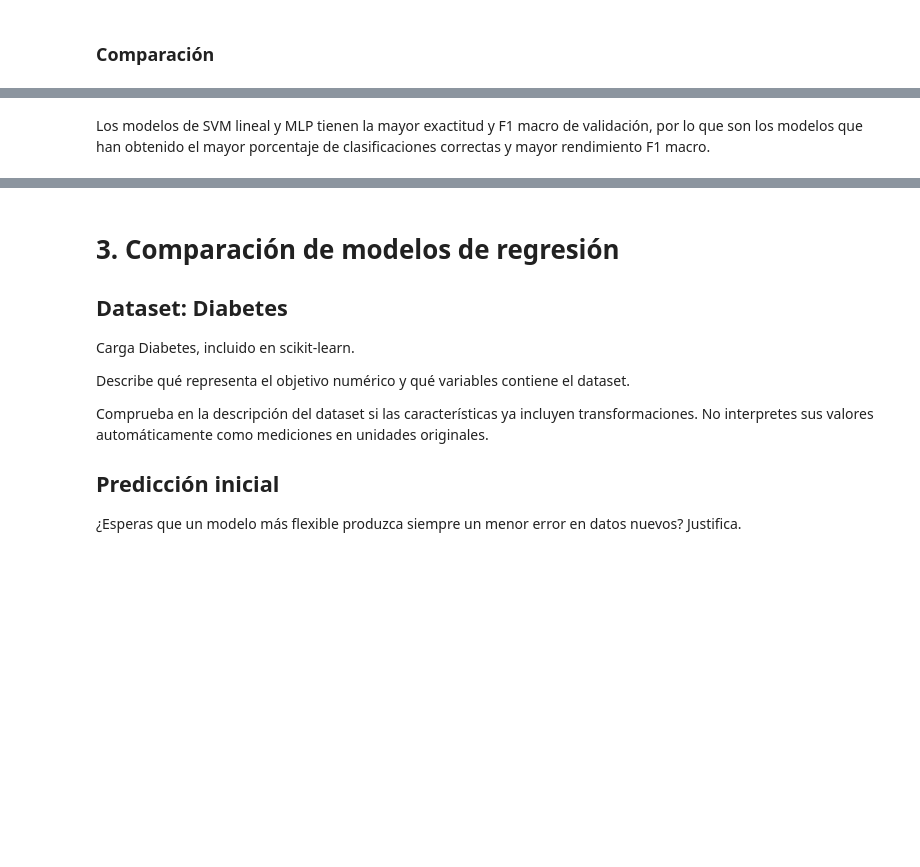
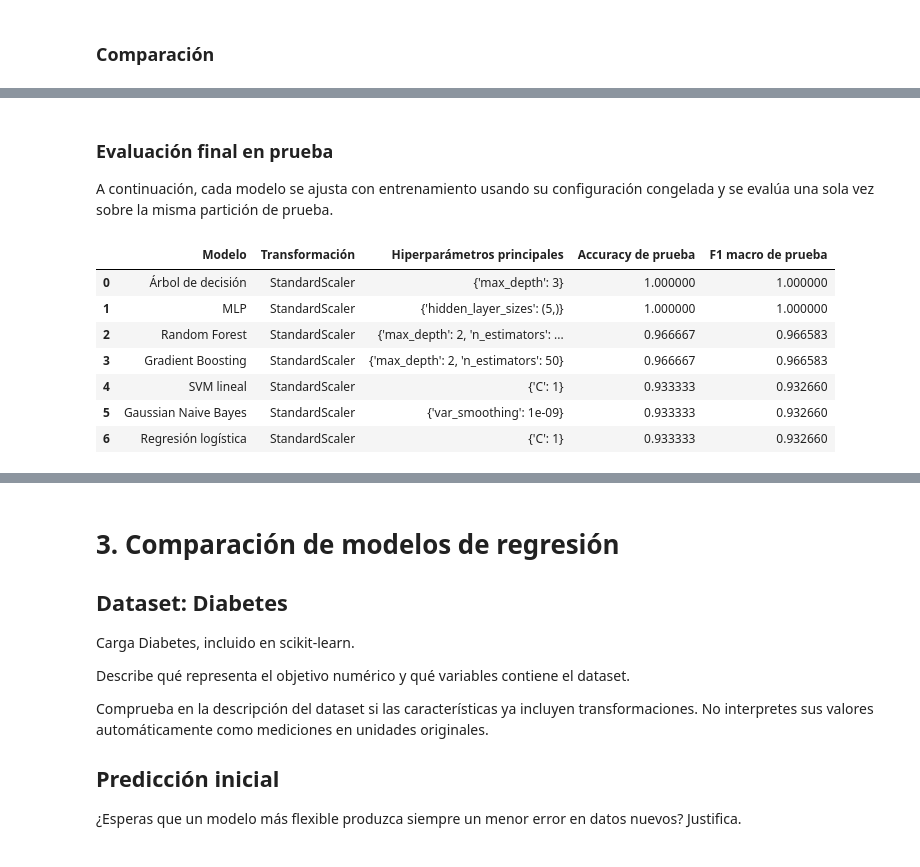
Before and after one commit to Boris-epn/Recuperaci-n-de-la-informaci-n, a Jupyter notebook: Primer bimestre/01_revml.ipynb, the cells around one changed output, grey strips where cells are left out. Cells and saved outputs as stored; diff of their text form; code cells hidden in the pictures; blank space fills up the shorter version.

```diff
--- a/Primer bimestre/01_revml.ipynb
+++ b/Primer bimestre/01_revml.ipynb
@@ -428,2 +583,62 @@ resultados_iniciales.sort_values(
 # %% [markdown]
-Los modelos de SVM lineal y MLP tienen la mayor exactitud y F1 macro de validación, por lo que son los modelos que han obtenido el mayor porcentaje de clasificaciones correctas y mayor rendimiento F1 macro.
+### Evaluación final en prueba
+
+A continuación, cada modelo se ajusta con entrenamiento usando su
+configuración congelada y se evalúa una sola vez sobre la misma
+partición de prueba.
+# %%
+def formatear_parametros(parametros):
+    parametros_limpios = {
+        clave.replace("clasificador__", ""): valor
+        for clave, valor in parametros.items()
+    }
+    return str(parametros_limpios)
+
+modelos_finales = {}
+predicciones_prueba_clasificacion = {}
+resultados_prueba_clasificacion = []
+
+for nombre, especificacion in candidatos.items():
+    modelo_final = clone(especificacion["pipeline"])
+    modelo_final.set_params(**configuraciones_congeladas[nombre])
+
+    # Entrenar con entrenamiento; no se ajusta nada con prueba
+    modelo_final.fit(x_train, y_train)
+
+    # Evaluación final única sobre prueba
+    pred_test = modelo_final.predict(x_test)
+
+    modelos_finales[nombre] = modelo_final
+    predicciones_prueba_clasificacion[nombre] = pred_test
+
+    resultados_prueba_clasificacion.append({
+        "Modelo": nombre,
+        "Transformación": "StandardScaler",
+        "Hiperparámetros principales": formatear_parametros(
+            configuraciones_congeladas[nombre]
+        ),
+        "Accuracy de prueba": accuracy_score(y_test, pred_test),
+        "F1 macro de prueba": f1_score(
+            y_test,
+            pred_test,
+            average="macro"
+        )
+    })
+
+tabla_prueba_clasificacion = pd.DataFrame(
+    resultados_prueba_clasificacion
+)
+
+tabla_prueba_clasificacion.sort_values(
+    by="F1 macro de prueba",
+    ascending=False
+).reset_index(drop=True)
+# %% [output]
+|  | Modelo | Transformación | Hiperparámetros principales | Accuracy de prueba | F1 macro de prueba |
+| 0 | Árbol de decisión | StandardScaler | {'max_depth': 3} | 1.000000 | 1.000000 |
+| 1 | MLP | StandardScaler | {'hidden_layer_sizes': (5,)} | 1.000000 | 1.000000 |
+| 2 | Random Forest | StandardScaler | {'max_depth': 2, 'n_estimators': ... | 0.966667 | 0.966583 |
+| 3 | Gradient Boosting | StandardScaler | {'max_depth': 2, 'n_estimators': 50} | 0.966667 | 0.966583 |
+| 4 | SVM lineal | StandardScaler | {'C': 1} | 0.933333 | 0.932660 |
+| 5 | Gaussian Naive Bayes | StandardScaler | {'var_smoothing': 1e-09} | 0.933333 | 0.932660 |
+| 6 | Regresión logística | StandardScaler | {'C': 1} | 0.933333 | 0.932660 |
```
Also changed, not shown: parts of 8 cells of this notebook.
